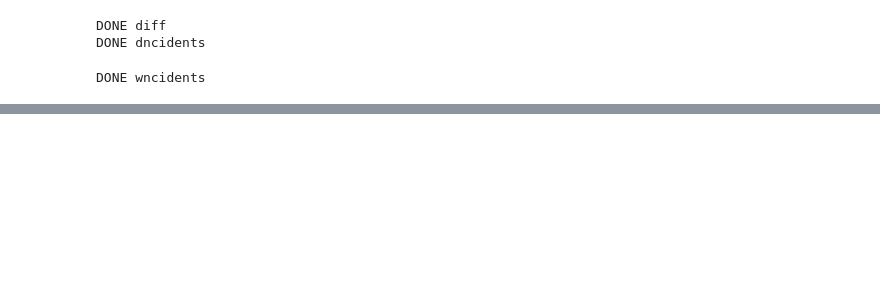
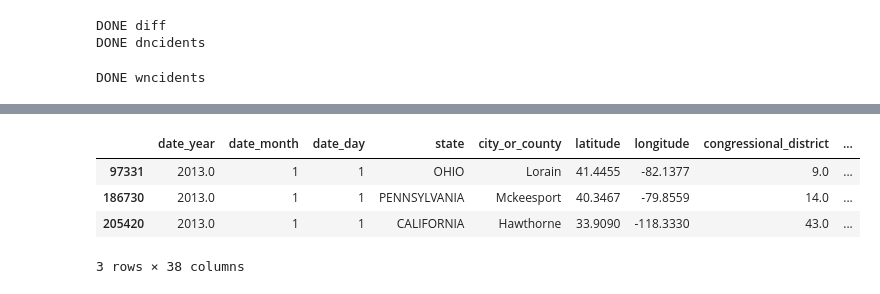
Before and after one commit to gentannipea/DataMining-2023, a Jupyter notebook: notebooks/simone/DC.ipynb, the cells around one changed output, grey strips where cells are left out. Drawn from its saved outputs; the diff is of its cells as text; code cells hidden in the pictures; blank space fills up the shorter version.

```diff
--- a/notebooks/simone/DC.ipynb
+++ b/notebooks/simone/DC.ipynb
@@ -478,0 +540,24 @@ array([[<Axes: xlabel='latitude', ylabel='latitude'>,
+# %%
+from pandas.core.series import Series
+def param_city_period(params):
+    def city_period(row):
+        week_len = 7
+        v_params: Series = row[params]
+        city = row['city_or_county']
+        timestamp = row['timestamp']
+        week_start = np.floor(timestamp / 7) * 7
+        week_end = week_start + week_len
+        city_period = augmented[(augmented['city_or_county'] == city) * (augmented['timestamp'] >= week_start) * (augmented['timestamp'] < week_end)]
+        params_sum: Series = city_period[params].sum(axis = 0)
+        params_sum = params_sum.apply(lambda x: x if x > 0 else np.nan)
+        ret = v_params / params_sum
+        ret = ret.fillna(0)
+        cols = ret.index
+        for col in cols:
+            row[col + '_ration'] = ret[col]
+        return row
+
+    return city_period
+
+
+augmented = augmented.mapply(param_city_period(['n_males', 'n_females']), axis=1)
@@ -478,0 +606,8 @@ array([[<Axes: xlabel='latitude', ylabel='latitude'>,
+# %%
+augmented[augmented['timestamp'] == 1096]
+# %% [output]
+|  | date_year | date_month | date_day | state | city_or_county | latitude | longitude | congressional_district | ... |
+| 97331 | 2013.0 | 1 | 1 | OHIO | Lorain | 41.4455 | -82.1377 | 9.0 | ... |
+| 186730 | 2013.0 | 1 | 1 | PENNSYLVANIA | Mckeesport | 40.3467 | -79.8559 | 14.0 | ... |
+| 205420 | 2013.0 | 1 | 1 | CALIFORNIA | Hawthorne | 33.9090 | -118.3330 | 43.0 | ... |
+3 rows × 38 columns
```
Also changed, not shown: parts of 14 cells of this notebook.
